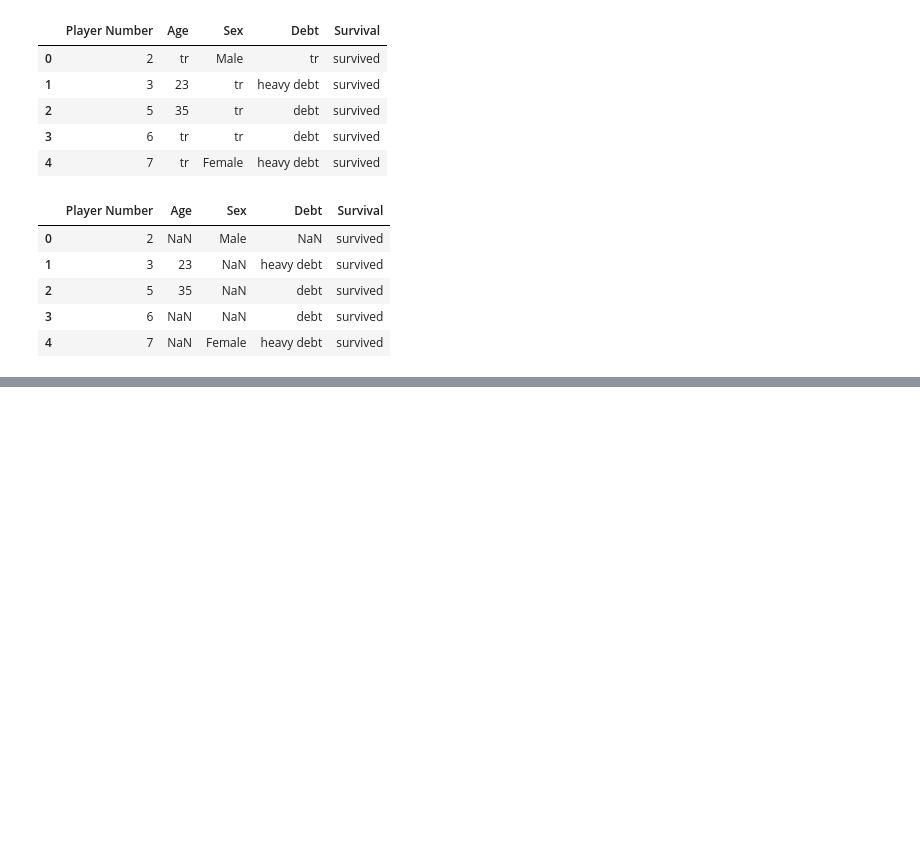
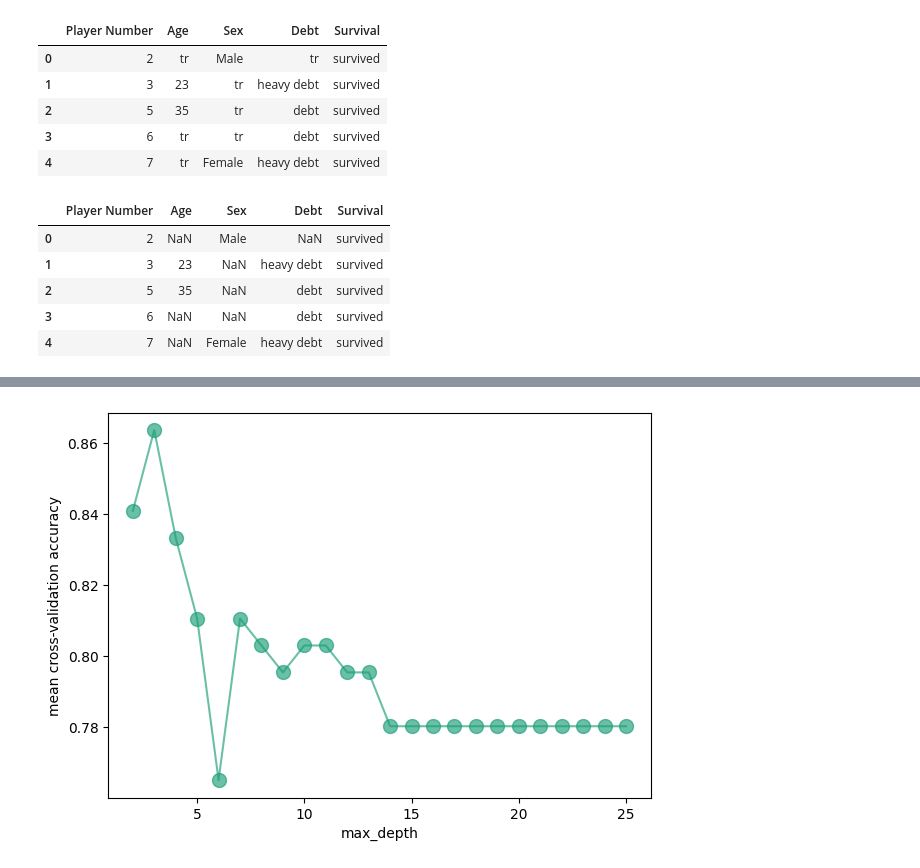
Before and after one commit to HanaAhmedMahmoud/Squid-Game-Survival-Model, a Jupyter notebook: squid-game-model.ipynb, the cells around one changed output, grey strips where cells are left out. Drawn from its saved outputs; the diff is of its cells as text; code cells hidden in the pictures; blank space fills up the shorter version.

```diff
--- a/squid-game-model.ipynb
+++ b/squid-game-model.ipynb
@@ -152,2 +184,26 @@ plt.show()
+# %%
+#finding the best depth
+from sklearn.model_selection import cross_val_score
+
+cv_scores = list()
+depth_values = range(2,26)
+
+for d in depth_values:
+    t_model_k = DecisionTreeClassifier(max_depth = d,random_state=1)
+    score = cross_val_score(t_model_k, x_test, y_test, cv=3, scoring='accuracy')
+    # note: the whole datasets are passed to cross_val_score, not the previously partitioned training / testing data
+
+    mean_score = score.mean()
+    cv_scores.append(mean_score)
+
+plt.figure(figsize=(7,5))
+plt.plot(depth_values, cv_scores, '-o',markersize=10,alpha=0.65,color='#1b9e77') # using matplotlib.pyplot
+plt.xlabel('max_depth')
+plt.ylabel('mean cross-validation accuracy')
+plt.show()
+
+#the best depth is 3!
+# %% [output]
+[figure, added]
 # %%
 #Predicting if I would die in squid game
```
Also changed, not shown: parts of 12 cells of this notebook.
